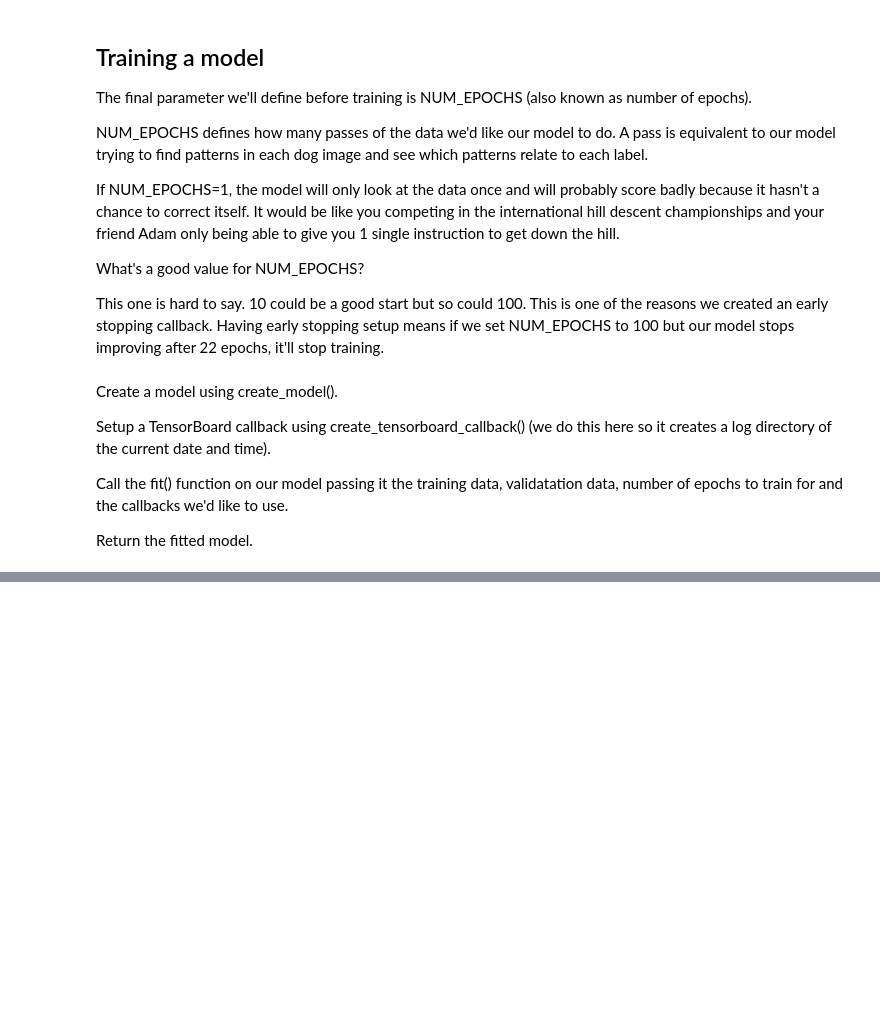
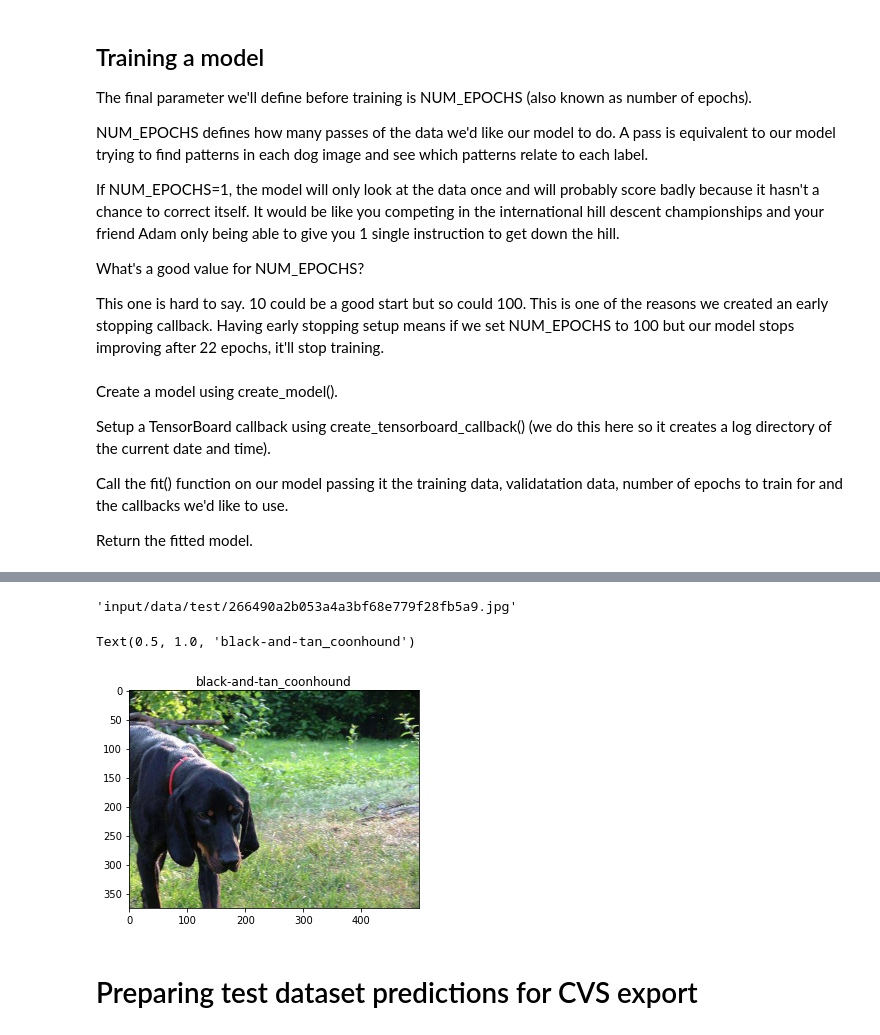
Before and after one commit to fskroes/ml-afstuderen-vitas-dogbreeds, a Jupyter notebook: create-model-2.ipynb, the cells around one changed output, grey strips where cells are left out. Saved outputs shown, nothing was run; the diff lists cells and outputs as text; code cells hidden in the pictures; blank space fills up the shorter version.

```diff
--- a/create-model-2.ipynb
+++ b/create-model-2.ipynb
@@ -562,0 +795,5 @@ The TensorBoard magic function (%tensorboard) will access the logs directory we
+# %%
+test_path = 'input/data/test/'
+test_filenames = [test_path + fname for fname in os.listdir(test_path)]
+
+test_filenames[:3]
@@ -562,0 +810,22 @@ The TensorBoard magic function (%tensorboard) will access the logs directory we
+# %%
+IMG_SIZE = 224
+
+def process_image(image_path):
+  """
+  Takes an image file path and turns it into a Tensor.
+  """
+  # Read in image file
+  image = tf.io.read_file(image_path)
+  # Turn the jpeg image into numerical Tensor with 3 colour channels (Red, Green, Blue)
+  image = tf.image.decode_jpeg(image, channels=3)
+  # Convert the colour channel values from 0-225 values to 0-1 values
+  image = tf.image.convert_image_dtype(image, tf.float32)
+  # Resize the image to our desired size (224, 244)
+  image = tf.image.resize(image, size=[IMG_SIZE, IMG_SIZE])
+  return image
+# %%
+# Create test data
+print("Creating test data batches...")
+data = tf.data.Dataset.from_tensor_slices((tf.constant(test_filenames))) # only filepaths
+data_batch = data.map(process_image).batch(32)
+data_batch
@@ -562,0 +837,4 @@ The TensorBoard magic function (%tensorboard) will access the logs directory we
+# %%
+test_data_batch = data_batch
+# Make predictions on test data batch using the loaded full model
+test_predictions = model.predict(test_data_batch, verbose=1)
@@ -562,0 +860,13 @@ The TensorBoard magic function (%tensorboard) will access the logs directory we
+# %%
+get_pred_label(test_predictions[0])
+test_filenames[0]
+# %% [output]
+'input/data/test/266490a2b053a4a3bf68e779f28fb5a9.jpg'
+# %%
+plt.imshow(load_img(test_filenames[0]))
+plt.title(get_pred_label(test_predictions[0]))
+# %% [output]
+Text(0.5, 1.0, 'black-and-tan_coonhound')
+[figure, added]
+# %% [markdown]
+# Preparing test dataset predictions for CVS export
```
Also changed, not shown: parts of 53 cells of this notebook, 1 other file.
